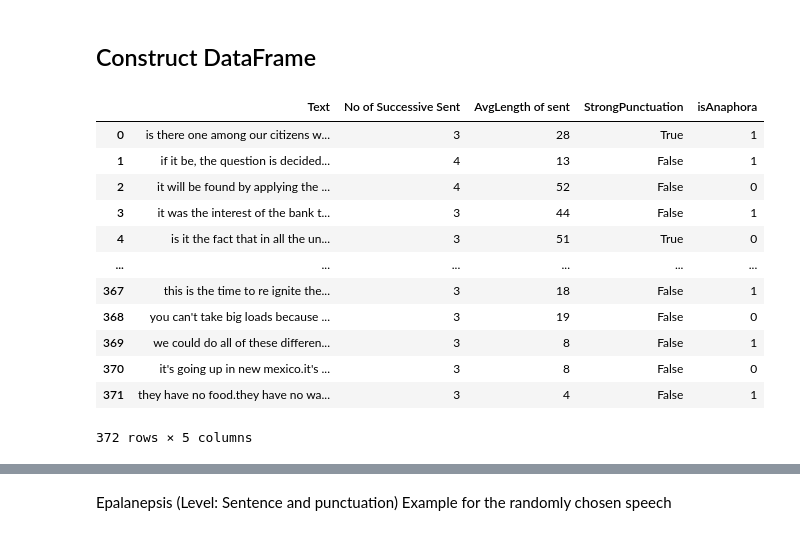
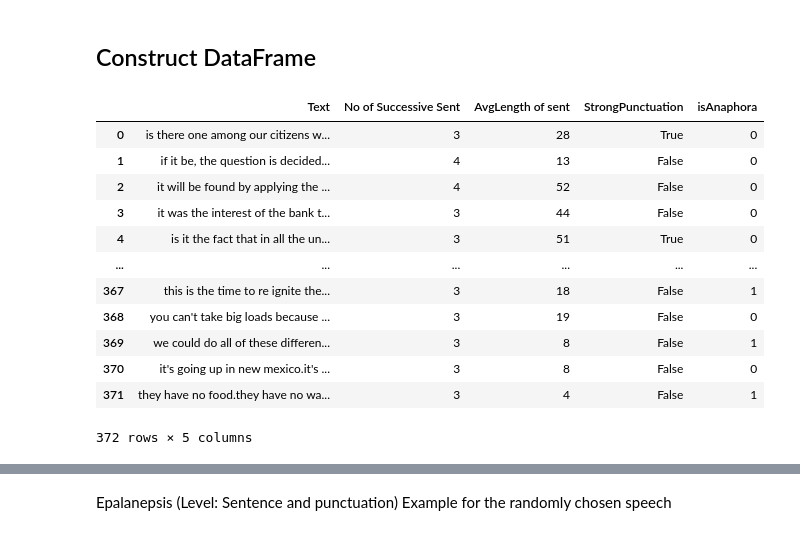
Before and after one commit to ZubairRafiq/Text-Mining-Project, a Jupyter notebook: code/TMP_ultimate.ipynb, the cells around one changed output, grey strips where cells are left out. Drawn from its saved outputs; the diff is of its cells as text; code cells hidden in the pictures.

```diff
--- a/code/TMP_ultimate.ipynb
+++ b/code/TMP_ultimate.ipynb
@@ -200,35 +200,37 @@ len(epi_result)
 # %% [markdown]
 ## Construct DataFrame
 # %%
+#Dataframe for Anaphora
+#Choosen Features: Number of successive sentences, Average Length of Sentences, if a sentence has strong punctuation
 df_a = pd.DataFrame(ana_result, columns=["Text", "No of Successive Sent", "AvgLength of sent", "StrongPunctuation"])
-labels_a = [1,1,0,1,0,1,1,1,1,1,1,1,1,1,1,1,1,1,1,1,
-          0,1,0,1,1,0,0,1,0,0,1,0,0,1,1,1,1,1,1,1,
-          1,1,1,1,1,0,1,1,1,1,1,1,1,1,1,1,1,1,1,1,
-          1,1,1,1,0,1,1,0,0,1,1,1,1,1,1,1,1,1,1,1,
-          0,1,1,0,1,1,1,1,1,1,1,1,1,1,0,1,1,1,1,1,
-          1,1,1,1,1,1,1,1,1,1,1,1,1,0,1,1,1,1,1,1,
-          1,1,1,1,1,1,1,1,1,1,1,0,0,1,1,0,0,0,0,0,
-          1,0,0,0,1,0,0,0,1,0,0,0,1,0,0,0,1,0,0,0,
-          0,1,1,1,1,1,1,1,0,1,0,1,1,1,0,1,1,1,1,1,
-          0,1,0,1,0,1,0,1,0,1,1,1,1,0,1,1,0,1,0,1,
-          0,1,1,0,0,1,1,1,1,0,1,1,0,1,1,0,1,0,1,0,
-          0,1,1,0,0,0,0,0,0,1,1,0,0,1,1,0,1,1,1,1,
-          0,0,1,0,1,1,0,1,0,1,1,0,1,0,1,1,1,1,0,1,
-          1,1,0,0,0,1,0,1,1,1,1,0,0,0,1,1,0,1,1,1,
-          1,1,1,1,1,1,1,0,0,0,1,1,0,1,1,0,0,1,1,0,
-          0,1,0,0,1,0,1,0,0,1,1,1,0,0,1,0,1,0,1,1,
-          0,1,0,1,1,1,1,1,0,1,1,1,0,0,0,1,0,0,0,1,
-          1,1,1,1,0,0,0,0,0,1,0,0,1,0,1,0,1,0,0,1,
-          1,0,1,0,1,0,1,1,0,1,0,1]
+labels_a = [0,0,0,0,0,0,1,1,0,1,0,1,1,1,1,1,0,0,1,0,
+            0,0,0,0,1,0,0,0,0,0,0,0,0,1,0,1,0,1,1,1,
+            1,1,1,1,0,0,1,0,1,1,1,1,0,0,0,1,1,0,1,1,
+            0,1,1,1,0,1,1,0,0,1,1,0,0,1,0,0,1,1,0,0,
+            0,0,1,0,0,1,1,1,1,1,1,0,0,1,0,1,1,0,1,0,
+            1,1,1,1,1,0,0,0,1,0,0,1,1,0,0,1,1,0,1,1,
+            1,1,1,1,1,1,1,1,1,1,1,0,0,1,1,0,0,0,0,0,
+            1,0,0,0,1,0,0,0,1,0,0,0,1,0,0,0,1,0,0,0,
+            0,1,1,1,1,1,1,1,0,1,0,1,1,1,0,1,1,1,1,1,
+            0,1,0,1,0,1,0,1,0,1,1,1,1,0,1,1,0,1,0,1,
+            0,1,1,0,0,1,1,1,1,0,1,1,0,1,1,0,1,0,1,0,
+            0,1,1,0,0,0,0,0,0,1,1,0,0,1,1,0,1,1,1,1,
+            0,0,1,0,1,1,0,1,0,1,1,0,1,0,1,1,1,1,0,1,
+            1,1,0,0,0,1,0,1,1,1,1,0,0,0,1,1,0,1,1,1,
+            1,1,1,1,1,1,1,0,0,0,1,1,0,1,1,0,0,1,1,0,
+            0,1,0,0,1,0,1,0,0,1,1,1,0,0,1,0,1,0,1,1,
+            0,1,0,1,1,1,1,1,0,1,1,1,0,0,0,1,0,0,0,1,
+            1,1,1,1,0,0,0,0,0,1,0,0,1,0,1,0,1,0,0,1,
+            1,0,1,0,1,0,1,1,0,1,0,1]
 
 df_a.insert(4, "isAnaphora", labels_a, True)
 df_a
 # %% [output]
 |  | Text | No of Successive Sent | AvgLength of sent | StrongPunctuation | isAnaphora |
-| 0 | is there one among our citizens w... | 3 | 28 | True | 1 |
-| 1 | if it be, the question is decided... | 4 | 13 | False | 1 |
+| 0 | is there one among our citizens w... | 3 | 28 | True | 0 |
+| 1 | if it be, the question is decided... | 4 | 13 | False | 0 |
 | 2 | it will be found by applying the ... | 4 | 52 | False | 0 |
-| 3 | it was the interest of the bank t... | 3 | 44 | False | 1 |
+| 3 | it was the interest of the bank t... | 3 | 44 | False | 0 |
 | 4 | is it the fact that in all the un... | 3 | 51 | True | 0 |
 | ... | ... | ... | ... | ... | ... |
 | 367 | this is the time to re ignite the... | 3 | 18 | False | 1 |
```
Also changed, not shown: parts of 2 cells of this notebook.
